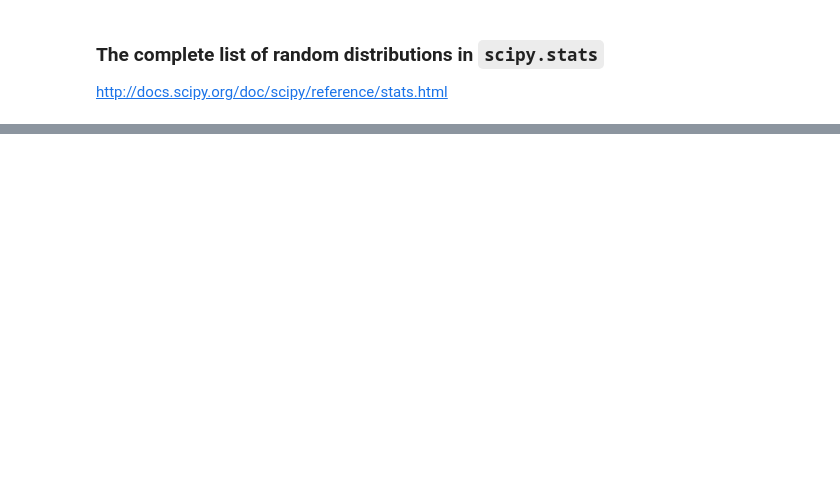
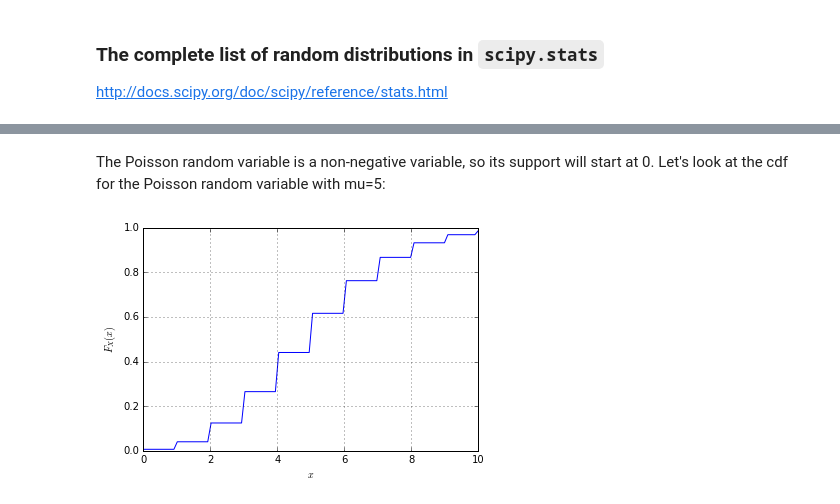
Before and after one commit to jmshea/EEL5544, a Jupyter notebook: scipy-stats.ipynb, the cells around one changed output, grey strips where cells are left out. Drawn from its saved outputs; the diff is of its cells as text; code cells hidden in the pictures; blank space fills up the shorter version.

```diff
--- a/scipy-stats.ipynb
+++ b/scipy-stats.ipynb
@@ -161,0 +152,12 @@ plt.grid(True)
+# %% [markdown]
+The Poisson random variable is a non-negative variable, so its support will start at 0. Let's look at the cdf for the Poisson random variable with mu=5:
+# %%
+x=np.linspace(0,10,100)
+cdfvals=stats.poisson.cdf(x,mu=5)
+
+plt.plot(x, cdfvals)
+plt.ylabel('$F_X(x)$')
+plt.xlabel('$x$')
+plt.grid(True)
+# %% [output]
+[figure, added]
```
Also changed, not shown: parts of 67 cells of this notebook.
